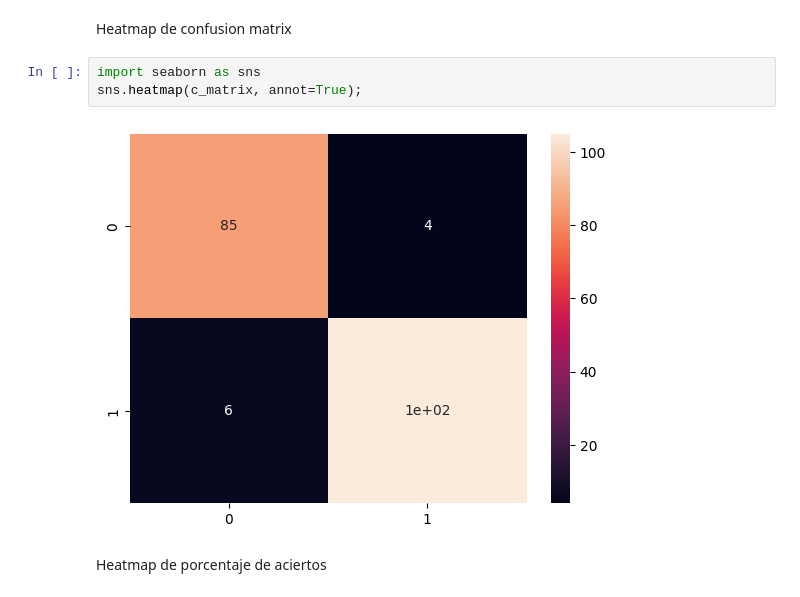
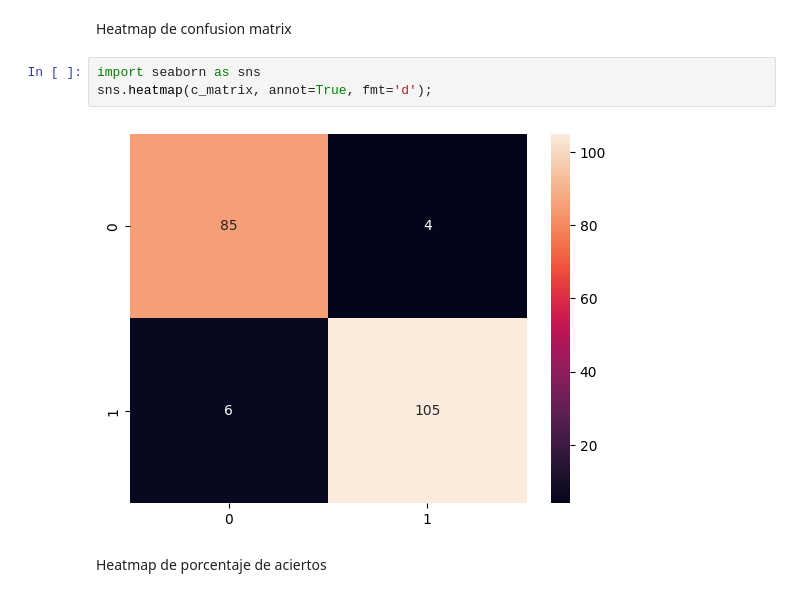
Before and after one commit to urkomen/2026-02-BILBAO-FT-Data-Science, a Jupyter notebook: 3-Machine_Learning/1-Supervisado/2-Classification/4-Logistic_Regression/ejercicios/Logistic-regression predict-ad-click_urko.ipynb, the cells around one changed output. Cells and saved outputs as stored; diff of their text form.

```diff
--- a/3-Machine_Learning/1-Supervisado/2-Classification/4-Logistic_Regression/ejercicios/Logistic-regression predict-ad-click_urko.ipynb
+++ b/3-Machine_Learning/1-Supervisado/2-Classification/4-Logistic_Regression/ejercicios/Logistic-regression predict-ad-click_urko.ipynb
@@ -519,9 +532,9 @@ print(c_matrix)
 Heatmap de confusion matrix
 # %%
 import seaborn as sns
-sns.heatmap(c_matrix, annot=True);
+sns.heatmap(c_matrix, annot=True, fmt='d');
 # %% [output]
-[figure, old version]
+[figure, new version]
 # %% [markdown]
 Heatmap de porcentaje de aciertos
 # %%
```
Also changed, not shown: parts of 2 cells of this notebook.
